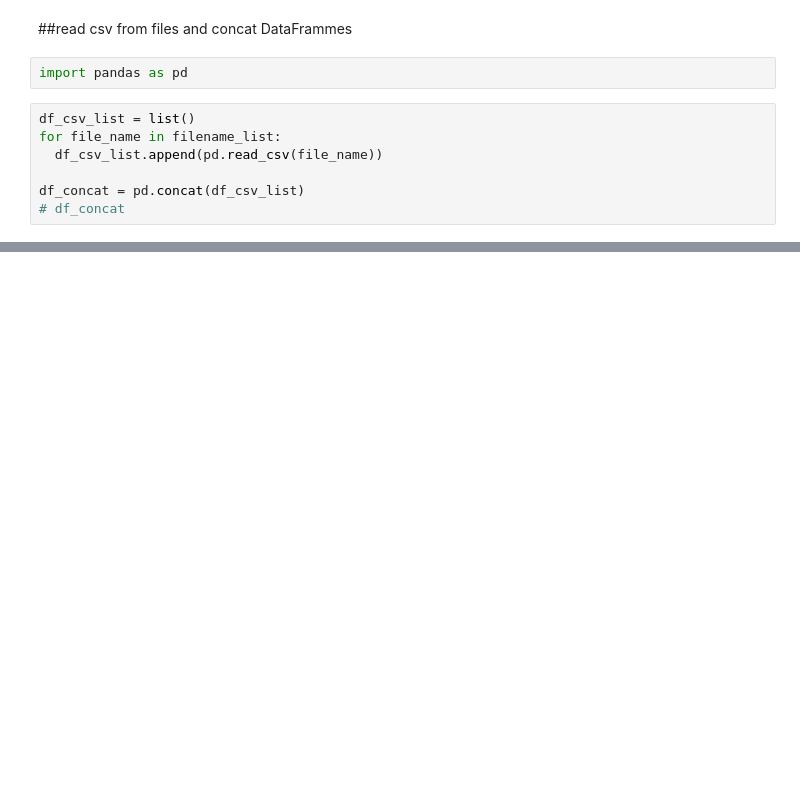
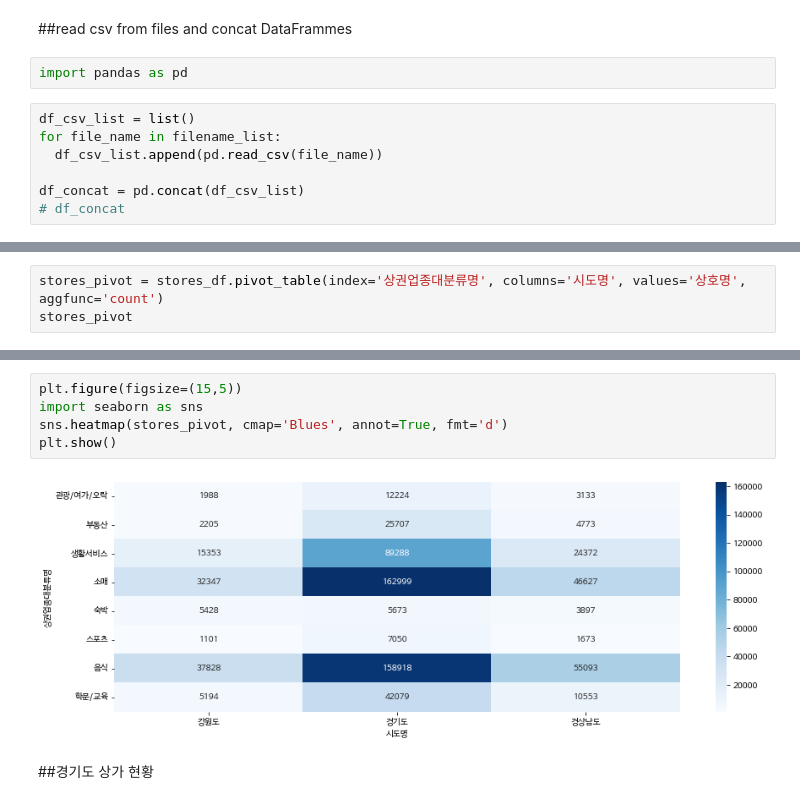
Before and after one commit to yojulab/learn_datasets, a Jupyter notebook: codes/전국상가분석.ipynb, the cells around one changed output, grey strips where cells are left out. Drawn from its saved outputs; the diff is of its cells as text; blank space fills up the shorter version.

```diff
--- a/codes/전국상가분석.ipynb
+++ b/codes/전국상가분석.ipynb
@@ -161,0 +247,3 @@ store_info_columns = ['상호명', '지점명', '상권업종대분류명', '상
+# %%
+stores_pivot = stores_df.pivot_table(index='상권업종대분류명', columns='시도명', values='상호명', aggfunc='count')
+stores_pivot
@@ -161,0 +261,9 @@ store_info_columns = ['상호명', '지점명', '상권업종대분류명', '상
+# %%
+plt.figure(figsize=(15,5))
+import seaborn as sns
+sns.heatmap(stores_pivot, cmap='Blues', annot=True, fmt='d')
+plt.show()
+# %% [output]
+[figure, added]
+# %% [markdown]
+##경기도 상가 현황
```
Also changed, not shown: parts of 29 cells of this notebook.
